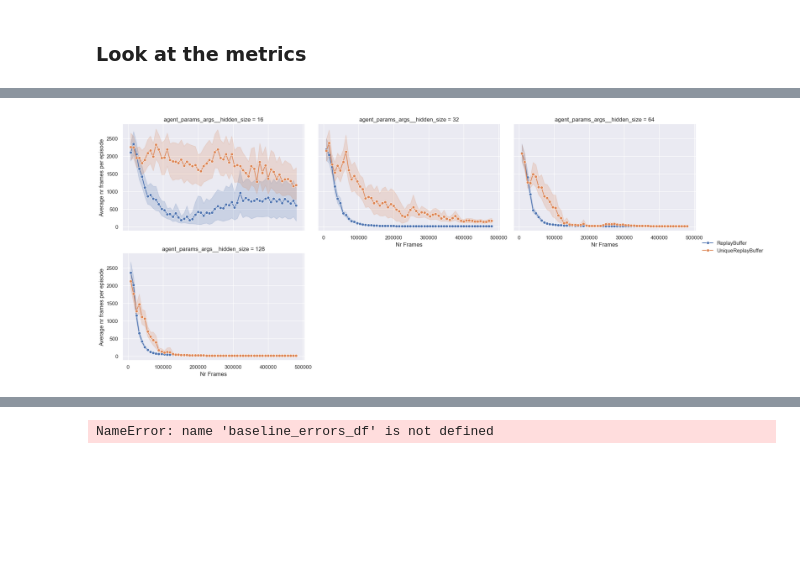
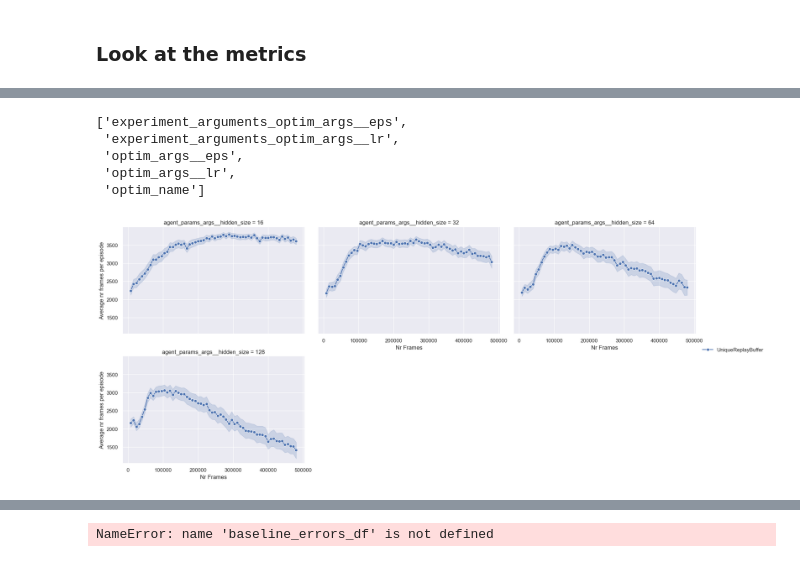
Before and after one commit to mariusdgm/phd-research, a Jupyter notebook: experiments/dqn/analyze_results_more_sizes.ipynb, the cells around one changed output, grey strips where cells are left out. Saved outputs shown, nothing was run; the diff lists cells and outputs as text; code cells hidden in the pictures; blank space fills up the shorter version.

Commit message:
started other side of experiment

```diff
--- a/experiments/dqn/analyze_results_more_sizes.ipynb
+++ b/experiments/dqn/analyze_results_more_sizes.ipynb
@@ -46,9 +48,8 @@ def generic_constructor(loader, tag_suffix, node):
 yaml.SafeLoader.add_constructor("tag:yaml.org,2002:python/tuple", tuple_constructor)
 yaml.SafeLoader.add_multi_constructor("", generic_constructor)
 # %%
-
-
-root_dir = r".\results\2024Jul04-001135_configs" # huge experiment for optimizer
+root_dir = r".\results\2024Jul05-000535_configs"  # huge experiment for optimizer (other parameter pivot point)
+# root_dir = r".\results\2024Jul04-001135_configs" # huge experiment for optimizer
 
 # root_dir = r".\results\2024Jul03-112103_configs" # bigger room, inverted probs
 # root_dir = r".\results\2024Jul02-230156_configs" # bigger room, big network
@@ -88,7 +89,6 @@ def collect_experiment_data(root_dir):
                 min_samples = cfg_data.get("min_samples")
                 neural_fit_mode = cfg_data["neural_fit_mode"]
 
-
                 # Add parameters as new columns to the DataFrame
                 df["run_id"] = run_id
                 df["tau"] = tau
@@ -98,14 +98,17 @@ def collect_experiment_data(root_dir):
                 agent_config = cfg_data.get("agent_params")
                 df["network_size"] = agent_config["args_"]["hidden_size"]
 
-                state_counts_path = os.path.join(subdir, "experiment_distributions_start_state_counts.pkl")
+                state_counts_path = os.path.join(
+                    subdir, "experiment_distributions_start_state_counts.pkl"
+                )
                 try:
                     with open(state_counts_path, "rb") as sc_file:
                         state_counts = pickle.load(sc_file)
                         df["start_state_counts"] = [state_counts] * len(df)
                 except FileNotFoundError:
-                    print(f"State counts file not found for {file_path}. Skipping state counts...")
-
+                    print(
+                        f"State counts file not found for {file_path}. Skipping state counts..."
+                    )
 
                 # Append to the list of all data
                 all_data.append(df)
@@ -114,6 +117,7 @@ def collect_experiment_data(root_dir):
     if all_data:
         return pd.concat(all_data, ignore_index=True)
 
+
 combined_data = collect_experiment_data(root_dir)
 combined_data
 # %% [output]
@@ -165,7 +169,6 @@ Index(['epoch', 'bellman_error', 'replay_buffer_entropy',
 # # Show the plot
 # plt.show()
 # %%
-
 def collect_experiment_data(root_dir):
     all_errors = []
 
@@ -184,13 +187,9 @@ def collect_experiment_data(root_dir):
                         for sub_param, sub_value in value.items():
                             df_errors[f"{param}_{sub_param}"] = sub_value
                     elif isinstance(value, tuple):
-                        df_errors[param] = str(
-                            value
-                        )
+                        df_errors[param] = str(value)
                     elif isinstance(value, list):
-                        df_errors[param] = str(
-                            value
-                        )
+                        df_errors[param] = str(value)
                     else:
                         df_errors[param] = value
 
@@ -540,21 +448,35 @@ plt.show()
+# %%
+[col for col in combined_data.columns if "optim" in col]
+# %% [output]
+['experiment_arguments_optim_args__eps',
+ 'experiment_arguments_optim_args__lr',
+ 'optim_args__eps',
+ 'optim_args__lr',
+ 'optim_name']
 # %%
-g = sns.FacetGrid(combined_data, col="agent_params_args__hidden_size", col_wrap=3, height=4, aspect=1.5)
+g = sns.FacetGrid(
+    combined_data,
+    col="agent_params_args__hidden_size",
+    col_wrap=3,
+    height=4,
+    aspect=1.5,
+)
 
 # Map the lineplot to the FacetGrid
 g.map_dataframe(
     sns.lineplot,
     x="training_frame_stamp",
     y="training_episode_frames_mean",
     hue="replay_buffer_type",
     marker="o",
     errorbar="ci",
 )
 
 # Add axis labels and titles
 g.set_axis_labels("Nr Frames", "Average nr frames per episode")
 g.add_legend()
 
 # Display the plot
 plt.show()
 # %% [output]
-[figure, old version]
+[figure, new version]
```
Also changed, not shown: parts of 18 cells of this notebook, 1 other file.
